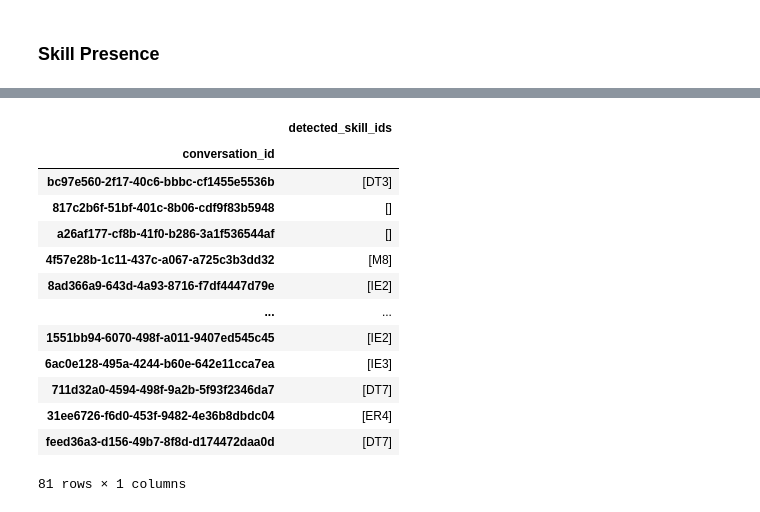
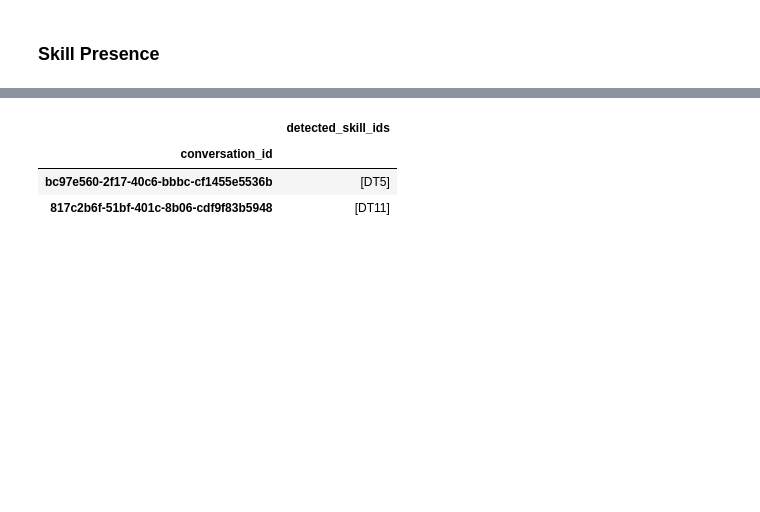
Before and after one commit to hecerinc/dbt-llm, a Jupyter notebook: src/Complete Pipeline.ipynb, the cells around one changed output, grey strips where cells are left out. Saved outputs shown, nothing was run; the diff lists cells and outputs as text; code cells hidden in the pictures; blank space fills up the shorter version.

```diff
--- a/src/Complete Pipeline.ipynb
+++ b/src/Complete Pipeline.ipynb
@@ -50,7 +47,9 @@ convo_df.to_csv('./convo_generation/output/20240306_convos_full.csv')
 # %% [markdown]
 ### Adherence
 # %%
-# run_evaluations expects a csv with the following format in each row: {id, text conversation]
+EVAL_DIRPATH = os.path.join('.', 'evaluation', 'output')
+ADHERENCE_EVAL_FILEPATH = os.path.join(EVAL_DIRPATH, f'{CONVO_GEN_FILENAME}_adherence_results.json')
 
-run_evaluations('./convo_generation/output/20240306_convos_full.csv', './evaluation/output/20240306_adherence_results.json', 'adherence')
+# run_evaluations expects a csv with the following format in each row: {id, text conversation}
+run_evaluations(CONVO_GEN_CSV_PATH, ADHERENCE_EVAL_FILEPATH, 'adherence')
 # %% [output]
@@ -74,6 +73,5 @@ run_evaluations('./convo_generation/output/20240306_convos_full.csv', './evaluat
 # %%
-adherence_results = './evaluation/output/20240306_adherence_results.json'
-with open(adherence_results) as adherence_results_json:
+with open(ADHERENCE_EVAL_FILEPATH) as adherence_results_json:
     adherence_results_dict = json.load(adherence_results_json)
 
 # converting json dataset from dictionary to dataframe
@@ -81,3 +79,5 @@ adherence_results_df = pd.DataFrame(columns = ['conversation_id', 'criterion', '
 for item in adherence_results_dict:
     for r, v in item['result'].items():
         adherence_results_df.loc[len(adherence_results_df)] = {'conversation_id': item['conversation_id'], 'criterion': r, 'score': v}
+
+adherence_results_df
@@ -122,4 +103,0 @@ run_evaluations('./convo_generation/output/20240306_convos_full.csv', './evaluat
-# %%
-skill_presence_results = './evaluation/output/20240306_skill_presence_results.json'
-with open(skill_presence_results) as skill_presence_results_json:
-    skill_presence_results_dict = json.load(skill_presence_results_json)
@@ -145,0 +104,4 @@ skill_presence_results_dict
+# %%
+SKILL_EVAL_FILEPATH = os.path.join(EVAL_DIRPATH, f'{CONVO_GEN_FILENAME}_skill_presence_results.json')
+
+run_evaluations(CONVO_GEN_CSV_PATH, SKILL_EVAL_FILEPATH, 'skill_presence')
@@ -146,32 +112,25 @@ skill_presence_results_dict
 # %%
+with open(SKILL_EVAL_FILEPATH) as skill_presence_results_json:
+    skill_presence_results_dict = json.load(skill_presence_results_json)
+
 # converting json dataset from dictionary to dataframe
 skills_detected_df = pd.DataFrame.from_records(
     skill_presence_results_dict
 ).set_index('conversation_id'
-).drop(
+            ).drop(
     'evaluation_name',
     axis=1,
 ).rename(
     {'result': 'detected_skill_ids'},
     axis=1,
 )
 
 skills_detected_df
 # %% [output]
 |  | detected_skill_ids |
 | conversation_id |  |
-| bc97e560-2f17-40c6-bbbc-cf1455e5536b | [DT3] |
-| 817c2b6f-51bf-401c-8b06-cdf9f83b5948 | [] |
-| a26af177-cf8b-41f0-b286-3a1f536544af | [] |
-| 4f57e28b-1c11-437c-a067-a725c3b3dd32 | [M8] |
-| 8ad366a9-643d-4a93-8716-f7df4447d79e | [IE2] |
-| ... | ... |
-| 1551bb94-6070-498f-a011-9407ed545c45 | [IE2] |
-| 6ac0e128-495a-4244-b60e-642e11cca7ea | [IE3] |
-| 711d32a0-4594-498f-9a2b-5f93f2346da7 | [DT7] |
-| 31ee6726-f6d0-453f-9482-4e36b8dbdc04 | [ER4] |
-| feed36a3-d156-49b7-8f8d-d174472daa0d | [DT7] |
+| bc97e560-2f17-40c6-bbbc-cf1455e5536b | [DT5] |
+| 817c2b6f-51bf-401c-8b06-cdf9f83b5948 | [DT11] |
-81 rows × 1 columns
 # %%
 prompts_df = pd.read_csv(
     './data/prompts_with_ids.tsv',
```
Also changed, not shown: parts of 38 cells of this notebook, 24 other files.
